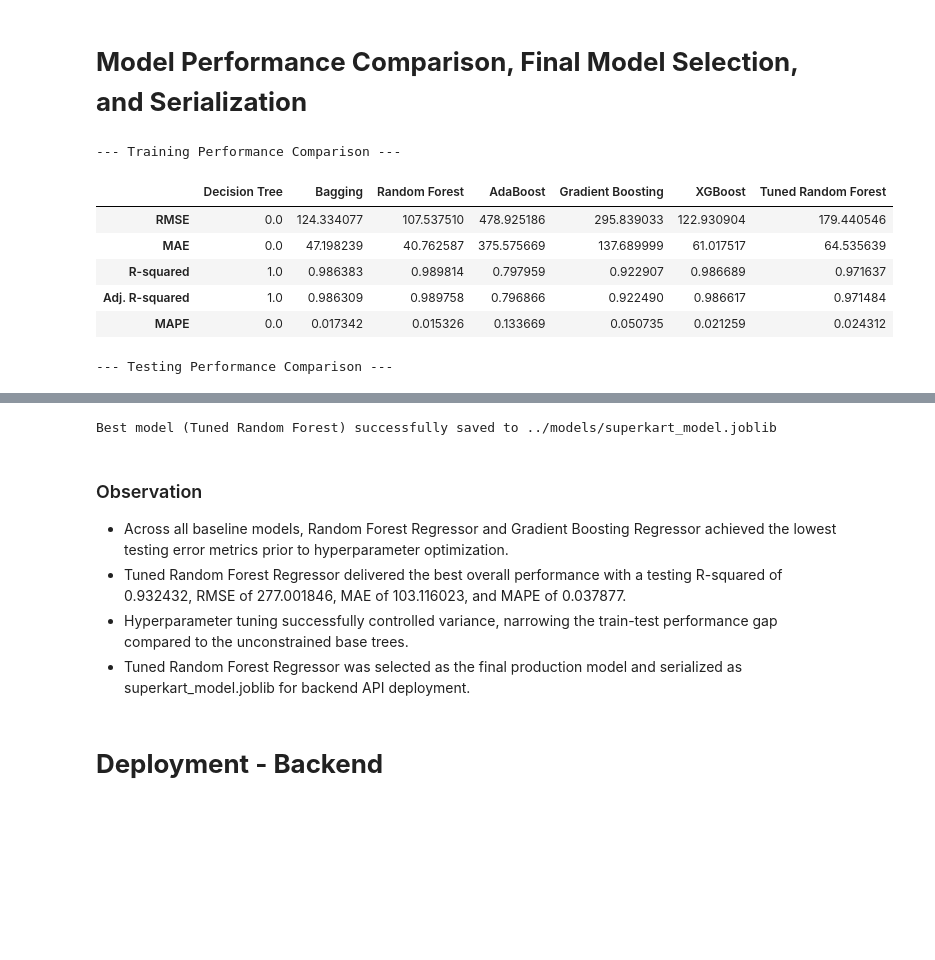
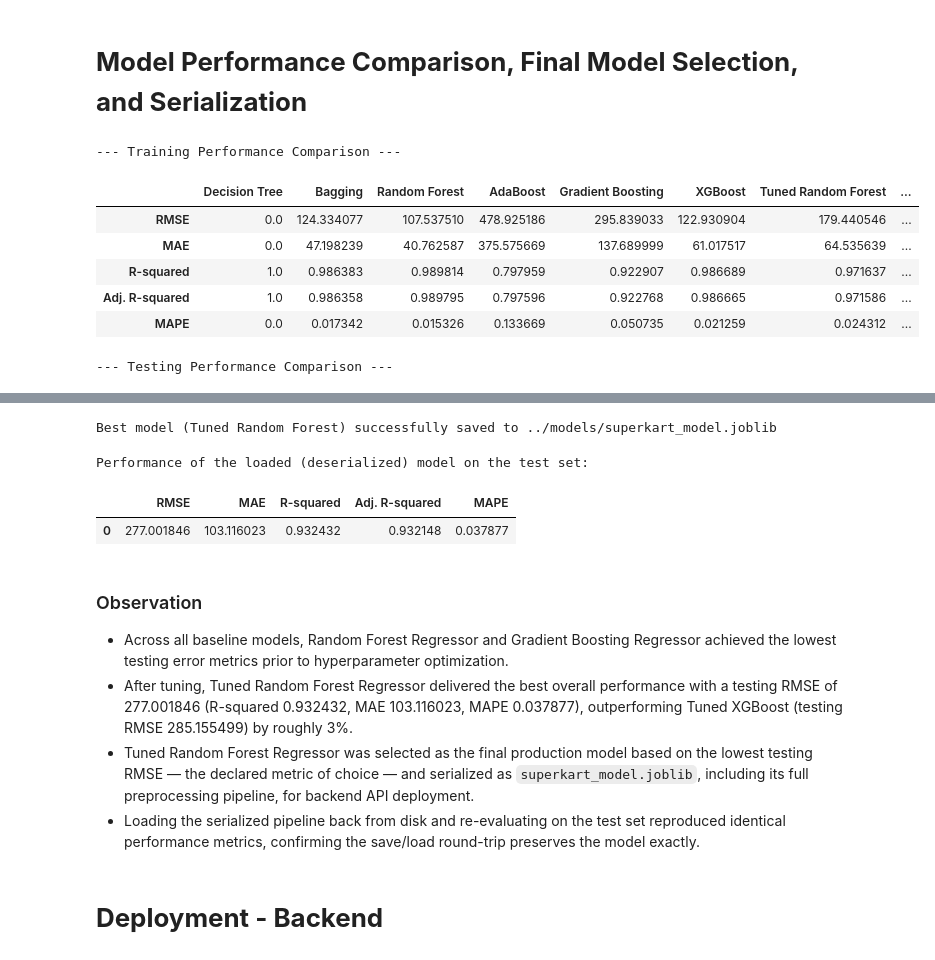
Before and after one commit to harshal1900/superkart-sales-prediction, a Jupyter notebook: notebooks/Full_Code_SuperKart_Model_Deployment_Notebook.ipynb, the cells around one changed output, grey strips where cells are left out. Cells and saved outputs as stored; diff of their text form; code cells hidden in the pictures; blank space fills up the shorter version.

Commit message:
code enhancement including pipeline fix

```diff
--- a/notebooks/Full_Code_SuperKart_Model_Deployment_Notebook.ipynb
+++ b/notebooks/Full_Code_SuperKart_Model_Deployment_Notebook.ipynb
@@ -602,36 +635,29 @@ display(xgb_perf)
 # %% [markdown]
 # **Model Performance Improvement - Hyperparameter Tuning**
 # %%
-# Tune Random Forest Regressor hyperparameters using GridSearchCV
+# Tune Random Forest Regressor hyperparameters using GridSearchCV, optimizing for RMSE (the declared metric of choice)
 
-# Define parameter grid
 param_grid_rf = {
-    'n_estimators': [50, 100, 150],
-    'max_depth': [10, 15, 20],
-    'min_samples_split': [2, 5, 10],
-    'min_samples_leaf': [1, 2, 4]
+    'regressor__n_estimators': [50, 100, 150],
+    'regressor__max_depth': [10, 15, 20],
+    'regressor__min_samples_split': [2, 5, 10],
+    'regressor__min_samples_leaf': [1, 2, 4]
 }
 
-# Initialize grid search
 grid_rf = GridSearchCV(
-    estimator=RandomForestRegressor(random_state=42),
+    estimator=Pipeline(steps=[('preprocessor', preprocessor), ('regressor', RandomForestRegressor(random_state=42))]),
     param_grid=param_grid_rf,
     cv=3,
-    scoring='r2',
+    scoring='neg_root_mean_squared_error',
     n_jobs=-1
 )
 
-# Fit grid search on training data
 grid_rf.fit(X_train, y_train)
-
-# Get best tuned model
 rf_tuned = grid_rf.best_estimator_
 
-# Evaluate performance on train and test sets
 rf_tuned_train_perf = model_performance_regression(rf_tuned, X_train, y_train)
 rf_tuned_test_perf = model_performance_regression(rf_tuned, X_test, y_test)
 
-# Combine performance summaries
 rf_tuned_perf = pd.concat([rf_tuned_train_perf.T, rf_tuned_test_perf.T], axis=1)
 rf_tuned_perf.columns = ["Training", "Testing"]
 
@@ -663,7 +731,8 @@ models_train_comp = pd.concat([
     ada_train_perf.T,
     gb_train_perf.T,
     xgb_train_perf.T,
-    rf_tuned_train_perf.T
+    rf_tuned_train_perf.T,
+    xgb_tuned_train_perf.T
 ], axis=1)
 
 models_train_comp.columns = [
@@ -673,7 +742,8 @@ models_train_comp.columns = [
     "AdaBoost",
     "Gradient Boosting",
     "XGBoost",
-    "Tuned Random Forest"
+    "Tuned Random Forest",
+    "Tuned XGBoost"
 ]
 
 models_test_comp = pd.concat([
@@ -683,7 +753,8 @@ models_test_comp = pd.concat([
     ada_test_perf.T,
     gb_test_perf.T,
     xgb_test_perf.T,
-    rf_tuned_test_perf.T
+    rf_tuned_test_perf.T,
+    xgb_tuned_test_perf.T
 ], axis=1)
 
 models_test_comp.columns = [
@@ -691,42 +762,44 @@ models_test_comp.columns = [
     "Bagging",
     "Random Forest",
     "AdaBoost",
     "Gradient Boosting",
     "XGBoost",
-    "Tuned Random Forest"
+    "Tuned Random Forest",
+    "Tuned XGBoost"
 ]
 
 print("--- Training Performance Comparison ---")
 display(models_train_comp)
 
 print("\n--- Testing Performance Comparison ---")
 display(models_test_comp)
 
 # Dictionary mapping model names to their fitted objects
 model_objects = {
     "Decision Tree": dt,
     "Bagging": bagging,
     "Random Forest": rf,
     "AdaBoost": ada,
     "Gradient Boosting": gb,
     "XGBoost": xgb,
-    "Tuned Random Forest": rf_tuned
+    "Tuned Random Forest": rf_tuned,
+    "Tuned XGBoost": xgb_tuned
 }
 
-# Programmatically select the model with the highest testing R-squared score
-best_model_name = models_test_comp.loc["R-squared"].idxmax()
+# Programmatically select the model with the lowest testing RMSE (the declared metric of choice)
+best_model_name = models_test_comp.loc["RMSE"].idxmin()
 best_model_obj = model_objects[best_model_name]
 
-# Save the best dynamically selected model to disk
+# Save the best dynamically selected model (full preprocessing + model pipeline) to disk
 os.makedirs("../models", exist_ok=True)
 joblib.dump(best_model_obj, "../models/superkart_model.joblib")
 print(f"\nBest model ({best_model_name}) successfully saved to ../models/superkart_model.joblib")
 # %% [output]
 --- Training Performance Comparison ---
-|  | Decision Tree | Bagging | Random Forest | AdaBoost | Gradient Boosting | XGBoost | Tuned Random Forest |
-| RMSE | 0.0 | 124.334077 | 107.537510 | 478.925186 | 295.839033 | 122.930904 | 179.440546 |
-| MAE | 0.0 | 47.198239 | 40.762587 | 375.575669 | 137.689999 | 61.017517 | 64.535639 |
-| R-squared | 1.0 | 0.986383 | 0.989814 | 0.797959 | 0.922907 | 0.986689 | 0.971637 |
-| Adj. R-squared | 1.0 | 0.986309 | 0.989758 | 0.796866 | 0.922490 | 0.986617 | 0.971484 |
-| MAPE | 0.0 | 0.017342 | 0.015326 | 0.133669 | 0.050735 | 0.021259 | 0.024312 |
+|  | Decision Tree | Bagging | Random Forest | AdaBoost | Gradient Boosting | XGBoost | Tuned Random Forest | ... |
+| RMSE | 0.0 | 124.334077 | 107.537510 | 478.925186 | 295.839033 | 122.930904 | 179.440546 | ... |
+| MAE | 0.0 | 47.198239 | 40.762587 | 375.575669 | 137.689999 | 61.017517 | 64.535639 | ... |
+| R-squared | 1.0 | 0.986383 | 0.989814 | 0.797959 | 0.922907 | 0.986689 | 0.971637 | ... |
+| Adj. R-squared | 1.0 | 0.986358 | 0.989795 | 0.797596 | 0.922768 | 0.986665 | 0.971586 | ... |
+| MAPE | 0.0 | 0.017342 | 0.015326 | 0.133669 | 0.050735 | 0.021259 | 0.024312 | ... |
 --- Testing Performance Comparison ---
@@ -739,10 +812,21 @@ print(f"\nBest model ({best_model_name}) successfully saved to ../models/superka
 Best model (Tuned Random Forest) successfully saved to ../models/superkart_model.joblib
+# %%
+# Load the serialized model back from disk and verify predictions on the test set
+loaded_model = joblib.load("../models/superkart_model.joblib")
+
+loaded_model_test_perf = model_performance_regression(loaded_model, X_test, y_test)
+print("Performance of the loaded (deserialized) model on the test set:")
+display(loaded_model_test_perf)
+# %% [output]
+Performance of the loaded (deserialized) model on the test set:
+|  | RMSE | MAE | R-squared | Adj. R-squared | MAPE |
+| 0 | 277.001846 | 103.116023 | 0.932432 | 0.932148 | 0.037877 |
 # %% [markdown]
 ### Observation
 - Across all baseline models, Random Forest Regressor and Gradient Boosting Regressor achieved the lowest testing error metrics prior to hyperparameter optimization.
-- Tuned Random Forest Regressor delivered the best overall performance with a testing R-squared of 0.932432, RMSE of 277.001846, MAE of 103.116023, and MAPE of 0.037877.
-- Hyperparameter tuning successfully controlled variance, narrowing the train-test performance gap compared to the unconstrained base trees.
-- Tuned Random Forest Regressor was selected as the final production model and serialized as superkart_model.joblib for backend API deployment.
+- After tuning, Tuned Random Forest Regressor delivered the best overall performance with a testing RMSE of 277.001846 (R-squared 0.932432, MAE 103.116023, MAPE 0.037877), outperforming Tuned XGBoost (testing RMSE 285.155499) by roughly 3%.
+- Tuned Random Forest Regressor was selected as the final production model based on the lowest testing RMSE — the declared metric of choice — and serialized as `superkart_model.joblib`, including its full preprocessing pipeline, for backend API deployment.
+- Loading the serialized pipeline back from disk and re-evaluating on the test set reproduced identical performance metrics, confirming the save/load round-trip preserves the model exactly.
 # %% [markdown]
 # **Deployment - Backend**
 # %% [markdown]
```
Also changed, not shown: parts of 25 cells of this notebook, 1 other file.
